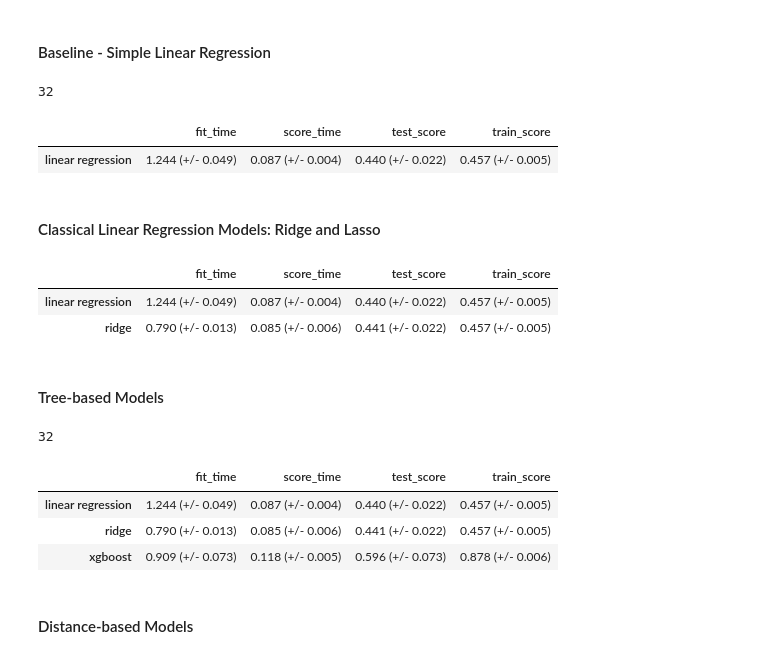
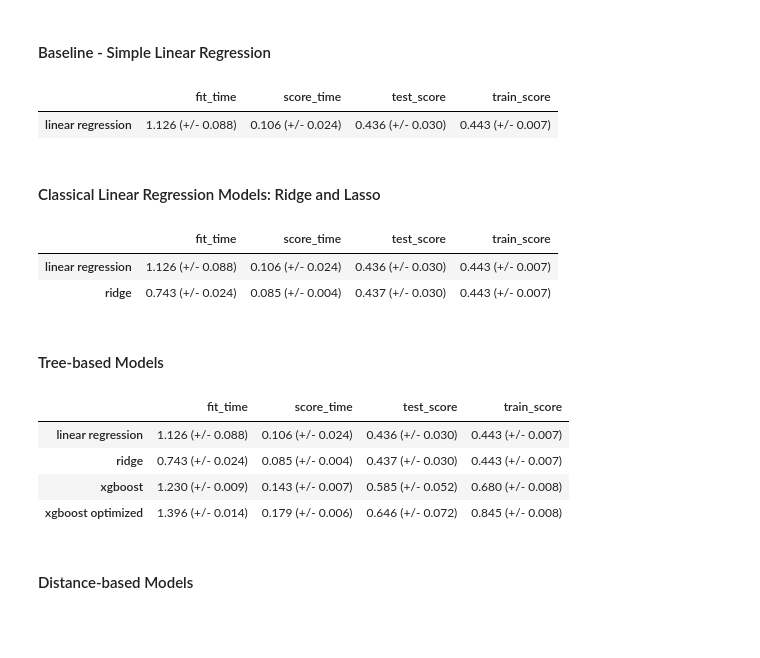
Before and after one commit to fohy24/Rolex-fair-price-predictor, a Jupyter notebook: cloud-Rolex_price_prediction.ipynb, the cells around one changed output. Saved outputs shown, nothing was run; the diff lists cells and outputs as text; code cells hidden in the pictures; blank space fills up the shorter version.

```diff
--- a/cloud-Rolex_price_prediction.ipynb
+++ b/cloud-Rolex_price_prediction.ipynb
@@ -69,3 +72,5 @@ dirty_df.insert(loc=8, column='year_is_approximated', value=dirty_df['year_of_pr
 
 # Clean year of production
 dirty_df['year_of_production'] = dirty_df['year_of_production'].apply(lambda x: x[:4] if x != 'Unknown' else x)
+dirty_df['year_of_production'] = dirty_df['year_of_production'].replace('Unknown', np.nan)
+dirty_df['year_of_production'] = pd.to_numeric(dirty_df['year_of_production'], errors='coerce')
@@ -120,7 +128,7 @@ df.shape
 # %% [markdown]
 We will use only the following columns since they have fewer missing values and have more variation even for the same model. Features that are unrelated to the watch model is especially interesting, such as `condition` and `scope_of_delivery`, as they provide insights on how these factor in to the listing price.
 # %%
-train_df, test_df = train_test_split(df, test_size=0.3, random_state=123)
+train_df, test_df = train_test_split(df, test_size=0.2, random_state=123)
 print(train_df.shape)
 print(test_df.shape)
 # %% [output]
@@ -309,8 +318,8 @@ def mean_std_cross_val_scores(model, X_train, y_train, **kwargs):
 # %% [markdown]
 One-hot encoding is applied on categorical features and scaling on numerical features. The preprocesspr with scaler is used only for distance-based models that are sensitive to units in features. It is easier to interpret the feature importance with unscaled data when using models that are robust to such data.
 # %%
-categorcial_feats = [col for col in X_train.columns if col not in ['case_diameter', 'rating', 'reviews']]
-numerical_feats = ['case_diameter', 'rating', 'reviews']
+categorcial_feats = [col for col in X_train.columns if col not in ['case_diameter', 'rating', 'reviews', 'year_of_production']]
+numerical_feats = ['case_diameter', 'rating', 'reviews', 'year_of_production']
 
 categorical_pipe = make_pipeline(OneHotEncoder(drop='if_binary', handle_unknown='ignore'))
 numerical_pipe = make_pipeline(StandardScaler(), SimpleImputer(strategy='median'))
@@ -318,5 +327,5 @@ numerical_pipe = make_pipeline(StandardScaler(), SimpleImputer(strategy='median'
 preprocessor = make_column_transformer((categorical_pipe, categorcial_feats))
 preprocessor_with_scaler = make_column_transformer((categorical_pipe, categorcial_feats),
                                                     (numerical_pipe, numerical_feats))
-preprocessor
+preprocessor_with_scaler
 # %% [output]
@@ -338,24 +353,16 @@ ColumnTransformer(transformers=[('pipeline',
 results_dict = {}
 # %% [markdown]
 #### Baseline - Simple Linear Regression
-# %%
-import os
-os.cpu_count()
-
-import multiprocessing
-multiprocessing.cpu_count()
-# %% [output]
-32
 # %%
 linear_reg = make_pipeline(preprocessor,
-                           LinearRegression(n_jobs=3))
+                           LinearRegression(n_jobs=-1))
 results_dict["linear regression"] = mean_std_cross_val_scores(
     linear_reg, X_train, y_train, return_train_score=True
 )
 pd.DataFrame(results_dict).T
 # %% [output]
 |  | fit_time | score_time | test_score | train_score |
-| linear regression | 1.244 (+/- 0.049) | 0.087 (+/- 0.004) | 0.440 (+/- 0.022) | 0.457 (+/- 0.005) |
+| linear regression | 1.126 (+/- 0.088) | 0.106 (+/- 0.024) | 0.436 (+/- 0.030) | 0.443 (+/- 0.007) |
 # %% [markdown]
 #### Classical Linear Regression Models: Ridge and Lasso
 # %%
@@ -367,8 +374,8 @@ results_dict["ridge"] = mean_std_cross_val_scores(
 pd.DataFrame(results_dict).T
 # %% [output]
 |  | fit_time | score_time | test_score | train_score |
-| linear regression | 1.244 (+/- 0.049) | 0.087 (+/- 0.004) | 0.440 (+/- 0.022) | 0.457 (+/- 0.005) |
-| ridge | 0.790 (+/- 0.013) | 0.085 (+/- 0.006) | 0.441 (+/- 0.022) | 0.457 (+/- 0.005) |
+| linear regression | 1.126 (+/- 0.088) | 0.106 (+/- 0.024) | 0.436 (+/- 0.030) | 0.443 (+/- 0.007) |
+| ridge | 0.743 (+/- 0.024) | 0.085 (+/- 0.004) | 0.437 (+/- 0.030) | 0.443 (+/- 0.007) |
 # %%
 # lasso = make_pipeline(preprocessor,
 #                       Lasso())
@@ -397,18 +404,15 @@ pd.DataFrame(results_dict).T
 #     rf, X_train, y_train, return_train_score=True
 # )
 # pd.DataFrame(results_dict).T
-# %%
-os.cpu_count()
-# %% [output]
-32
 # %%
-xgboost = make_pipeline(preprocessor, XGBRegressor(random_state=123, n_jobs=-1, verbosity=0))
+xgboost = make_pipeline(preprocessor_with_scaler, XGBRegressor(objective='reg:gamma', random_state=123, n_jobs=-1, verbosity=0))
 results_dict["xgboost"] = mean_std_cross_val_scores(
     xgboost, X_train, y_train, return_train_score=True
 )
 pd.DataFrame(results_dict).T
 # %% [output]
 |  | fit_time | score_time | test_score | train_score |
-| linear regression | 1.244 (+/- 0.049) | 0.087 (+/- 0.004) | 0.440 (+/- 0.022) | 0.457 (+/- 0.005) |
-| ridge | 0.790 (+/- 0.013) | 0.085 (+/- 0.006) | 0.441 (+/- 0.022) | 0.457 (+/- 0.005) |
-| xgboost | 0.909 (+/- 0.073) | 0.118 (+/- 0.005) | 0.596 (+/- 0.073) | 0.878 (+/- 0.006) |
+| linear regression | 1.126 (+/- 0.088) | 0.106 (+/- 0.024) | 0.436 (+/- 0.030) | 0.443 (+/- 0.007) |
+| ridge | 0.743 (+/- 0.024) | 0.085 (+/- 0.004) | 0.437 (+/- 0.030) | 0.443 (+/- 0.007) |
+| xgboost | 1.230 (+/- 0.009) | 0.143 (+/- 0.007) | 0.585 (+/- 0.052) | 0.680 (+/- 0.008) |
+| xgboost optimized | 1.396 (+/- 0.014) | 0.179 (+/- 0.006) | 0.646 (+/- 0.072) | 0.845 (+/- 0.008) |
```
Also changed, not shown: parts of 37 cells of this notebook, 1 other file.
